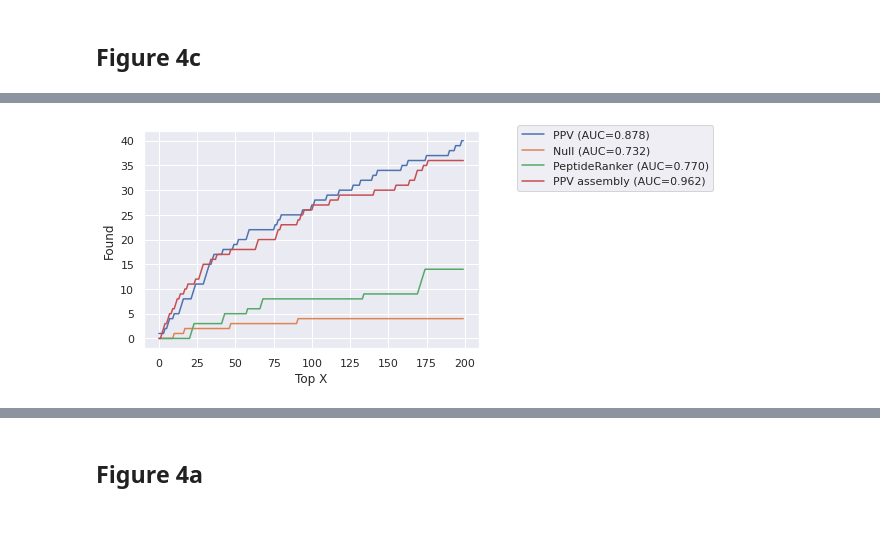
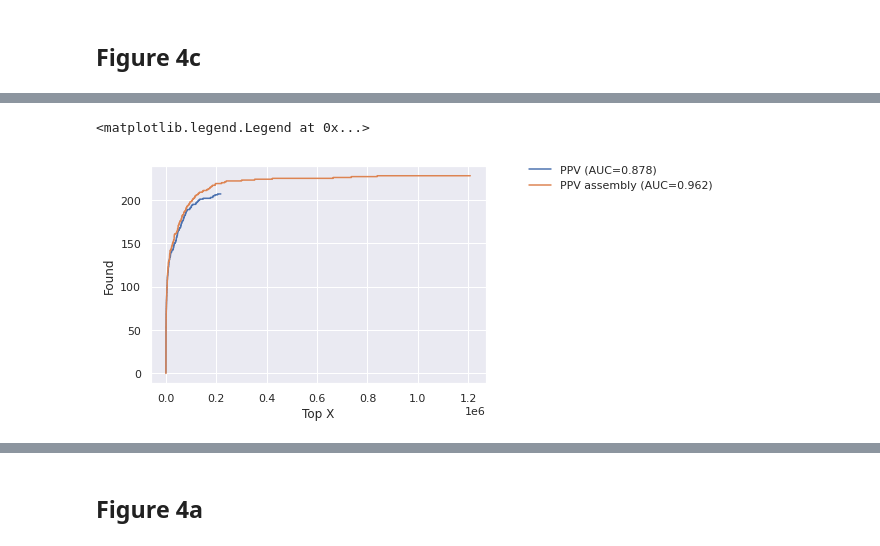
Before and after one commit to jancr/ppv, a Jupyter notebook: validation/manuscript_figures.ipynb, the cells around one changed output, grey strips where cells are left out. Cells and saved outputs as stored; diff of their text form; code cells hidden in the pictures.

```diff
--- a/validation/manuscript_figures.ipynb
+++ b/validation/manuscript_figures.ipynb
@@ -6,3 +6,4 @@ import matplotlib.pyplot as plt
 import pickle
 import sklearn
 import os
+sns.set(style='white')
@@ -224,5 +222,7 @@ df_ileum.loc[df_ileum['Annotations','Known']].shape
 # %% [markdown]
 ## Figure 4c
+# %%
+sns.set(style='white')
 # %%
 def make_features_numerical(df: pd.DataFrame) -> pd.DataFrame:
     '''Cannot train on boolean values.'''
@@ -339,3 +487,26 @@ g = sns.lineplot(x="Top X", y="Found", hue="model", data=df_plot, ax=ax2)
+# %%
+def make_plottable(prediction, targets, source, model_name, auc=True):
+    plot_data = pd.DataFrame({"prediction": prediction, "Target": targets.astype(int)})
+    plot_data = plot_data.sort_values(by="prediction")[::-1]
+    plot_data["Top X"] = np.arange(targets.shape[0])
+    plot_data["Found"] = plot_data["Target"].cumsum()
+    plot_data["source"] = source
+    if auc:
+        # make AUC on top 300
+        #auc = sklearn.metrics.roc_auc_score(plot_data["Target"][plot_data["Top X"]<300].astype(int), plot_data["prediction"][plot_data["Top X"]<300])#targets.astype(int),  prediction)
+        auc = sklearn.metrics.roc_auc_score(targets.astype(int),  prediction)
+        model_name = "{} (AUC={:.3f})".format(model_name, auc)
+    plot_data["model"] = model_name
+    return plot_data
+
+df = pd.read_pickle('mouse_features_paper.pickle')
+results_dir = 'nested_cv'
+feature_columns = df.columns[df.columns.get_level_values(0).str.startswith('MS')]
+add_test_probabilities(df, 'cv_f_logreg', results_dir )
+
+df_plot = pd.concat((
+    make_plottable(df[('Predictions', 'cv_f_logreg')].values, df[('Annotations', 'Known')].cat.codes.values, "Observed", "PPV"),
+)).reset_index(drop=True) # need to reset the index for seaborn to work correctly.
 # %%
 df = pd.read_pickle('mouse_features_paper_assembly.pickle')
 results_dir = 'nested_cv_assembly'
@@ -347,9 +528,10 @@ df_plot = pd.concat([df_plot, df_plot_assembly]).reset_index(drop=True)
 # %%
-sns.lineplot(x="Top X", y="Found", hue="model", data=df_plot[df_plot["Top X"] < 200])
+sns.lineplot(x="Top X", y="Found", hue="model", data=df_plot)
 plt.legend(bbox_to_anchor=(1.1, 1.05))
 
 
-plt.savefig(f"figures/paper/figure_4c.svg")
-plt.savefig(f"figures/paper/figure_4c.pdf")
+# plt.savefig(f"figures/paper/figure_4c.svg")
+# plt.savefig(f"figures/paper/figure_4c.pdf")
 # %% [output]
+<matplotlib.legend.Legend at 0x...>
-[figure, old version]
+[figure, new version]
```
Also changed, not shown: parts of 84 cells of this notebook, 5 other files.
